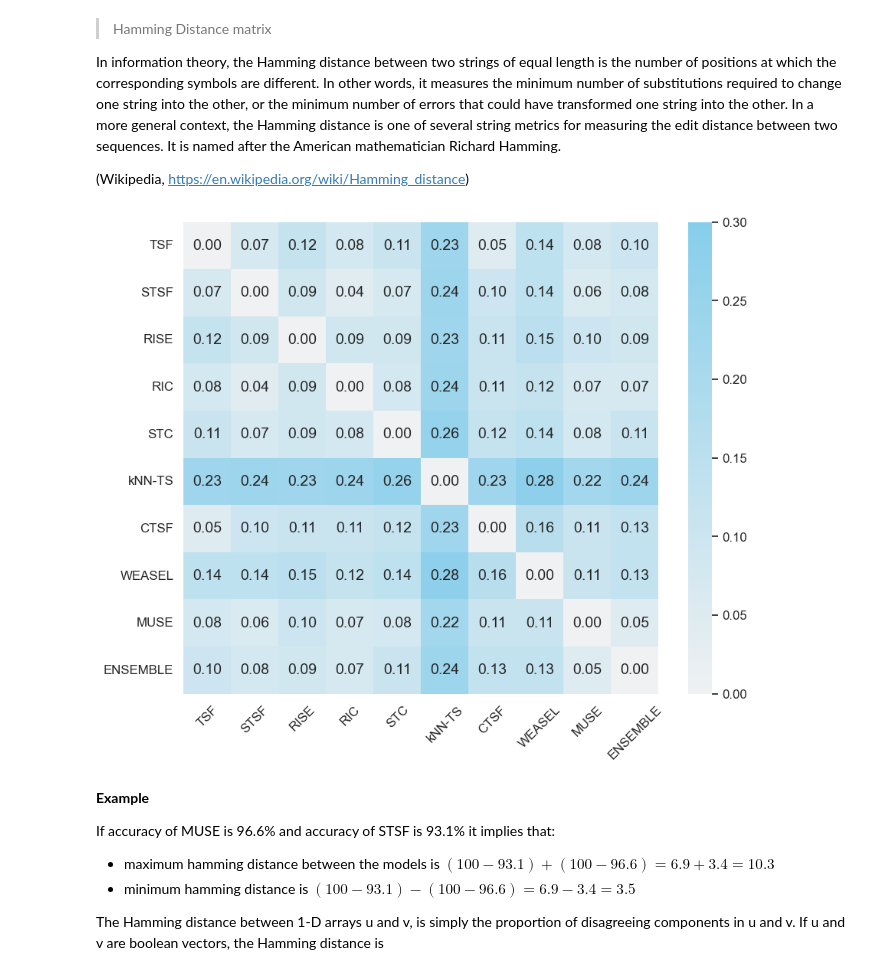
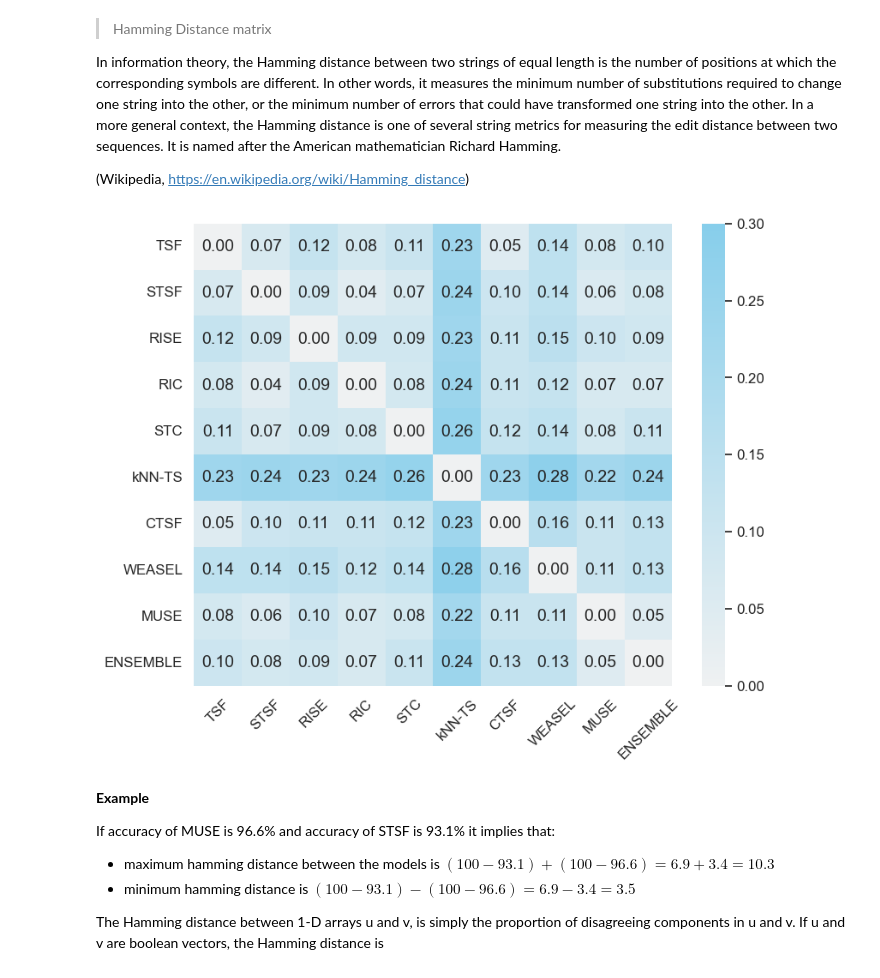
Before and after one commit to JABE22/MasterProject, a Jupyter notebook: MasterProjectCode_SAC-Analysis.ipynb, the cells around one changed output. Saved outputs shown, nothing was run; the diff lists cells and outputs as text; code cells hidden in the pictures.

```diff
--- a/MasterProjectCode_SAC-Analysis.ipynb
+++ b/MasterProjectCode_SAC-Analysis.ipynb
@@ -746,27 +746,27 @@ from scipy.spatial.distance import hamming
 # %%
 hamms = np.zeros((10,10))
 
 for i in np.arange(0,10):
     for j in np.arange(0,10):
         hamms[i,j] = hamming(preds_copy.iloc[:,i],preds_copy.iloc[:,j],)
 
 hamms = hamms.round(2)
 hamms_df = pd.DataFrame(data=hamms,columns=preds_copy.columns[0:10])
 # Plot matrix
-plt.figure(figsize=(10,8))
+plt.figure(figsize=(9,7))
 sns.set(font_scale=1.1) # for label size
 g = sns.heatmap(hamms_df, vmin=0.0, vmax=0.3,
                 annot=True,
                 cmap=sns.light_palette("skyblue", as_cmap=True),
                 fmt='.2f',
                 cbar=True,
                 annot_kws={"size": 14})
 
 g.set_yticks(np.arange(0,10)+0.5,preds_copy.columns[0:10])
 g.tick_params(axis='x', rotation=45)
 g.tick_params(axis='y', rotation=0)
 # %% [output]
-[figure, old version]
+[figure, new version]
 # %% [markdown]
 **Example**
 
```
Also changed, not shown: parts of 2 cells of this notebook, 7 other files.
